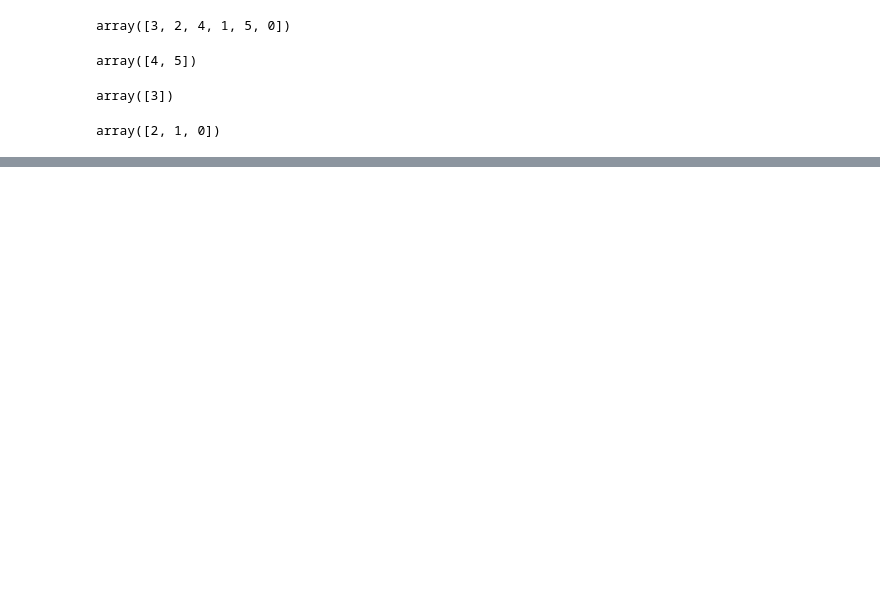
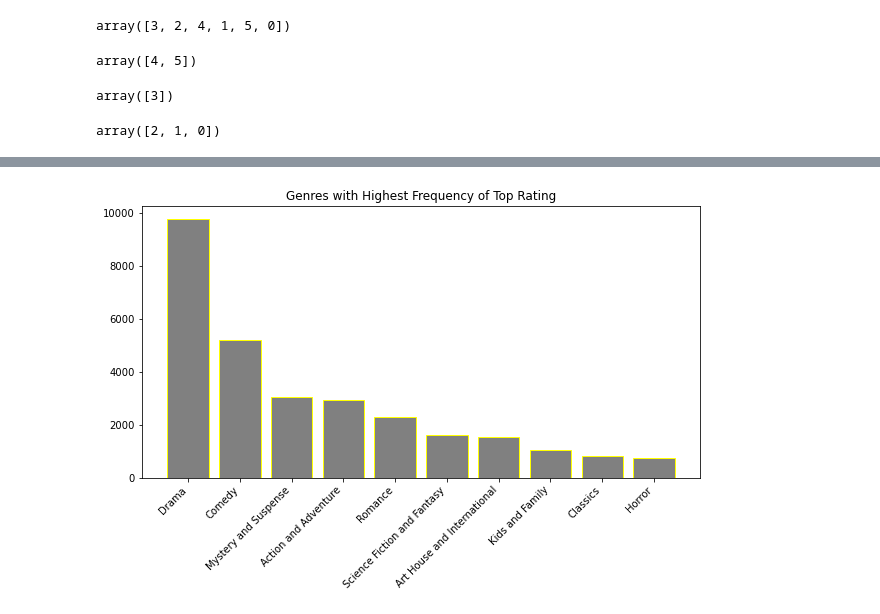
Before and after one commit to klsalcedo/microsoft_movie_analysis, a Jupyter notebook: zippedData/cleaned_rates_data.ipynb, the cells around one changed output, grey strips where cells are left out. Cells and saved outputs as stored; diff of their text form; code cells hidden in the pictures; blank space fills up the shorter version.

Commit message:
Add visuals and date df

```diff
--- a/zippedData/cleaned_rates_data.ipynb
+++ b/zippedData/cleaned_rates_data.ipynb
@@ -422,0 +463,15 @@ Number of low ratings: 15567
+# %%
+#create df of 10 genres with highest frequency of top rating
+all_high = high_rate.copy()
+all_high.Rating = all_high.Rating.apply(lambda x: 5)
+all_high_sum = all_high.groupby(['Rating']).sum()
+top10_high = all_high_sum.T.sort_values(by=5, ascending=False)[:10]
+# %%
+#plot top ten genres with highest frequency of top rating
+fig, ax1 = plt.subplots(figsize=(10,5));
+
+ax1.bar(x=top10_high.index, height=top10_high[5], color='grey', edgecolor='yellow');
+plt.xticks(rotation=45, ha='right');
+ax1.set_title('Genres with Highest Frequency of Top Rating');
+# %% [output]
+[figure, added]
```
Also changed, not shown: parts of 25 cells of this notebook.
